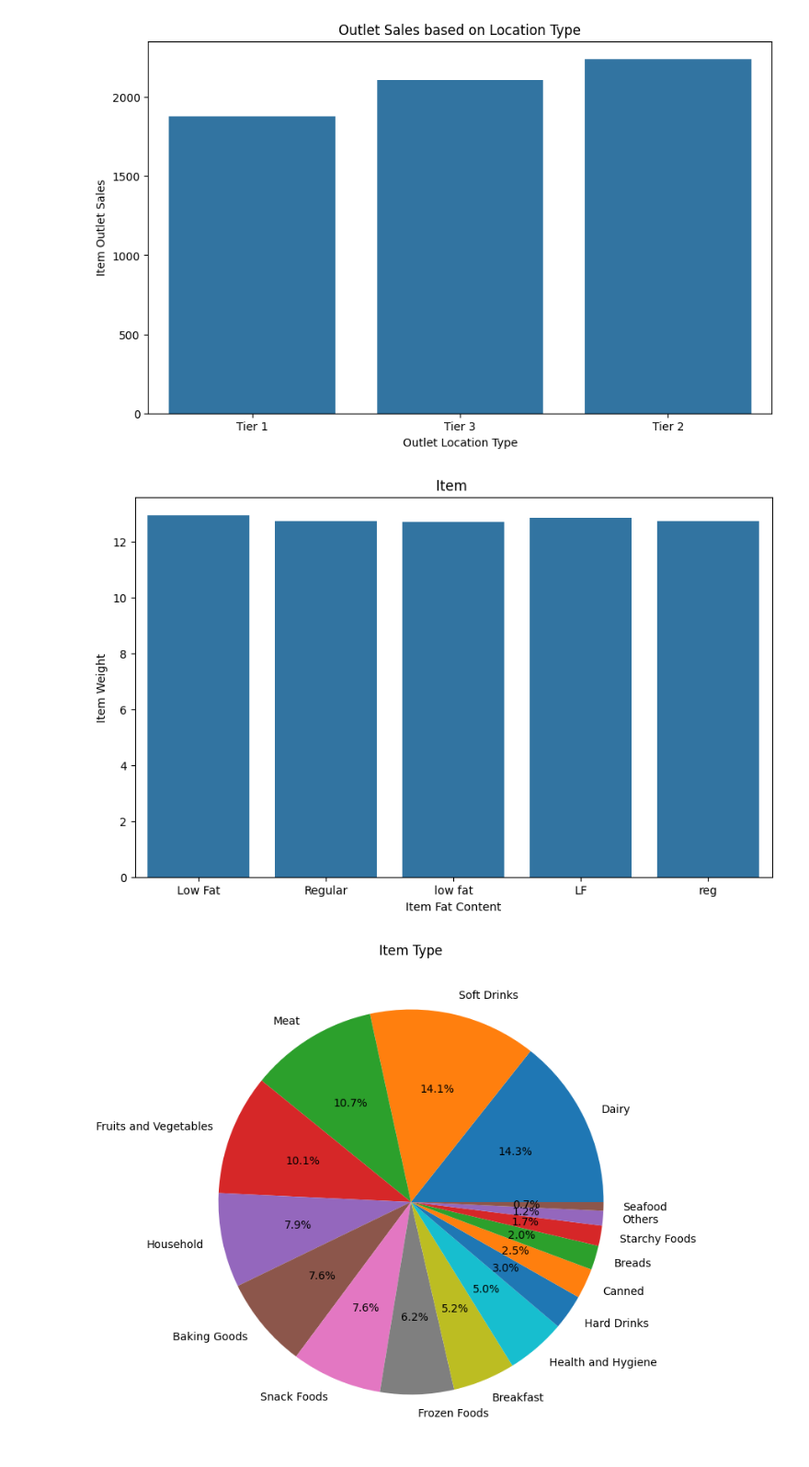
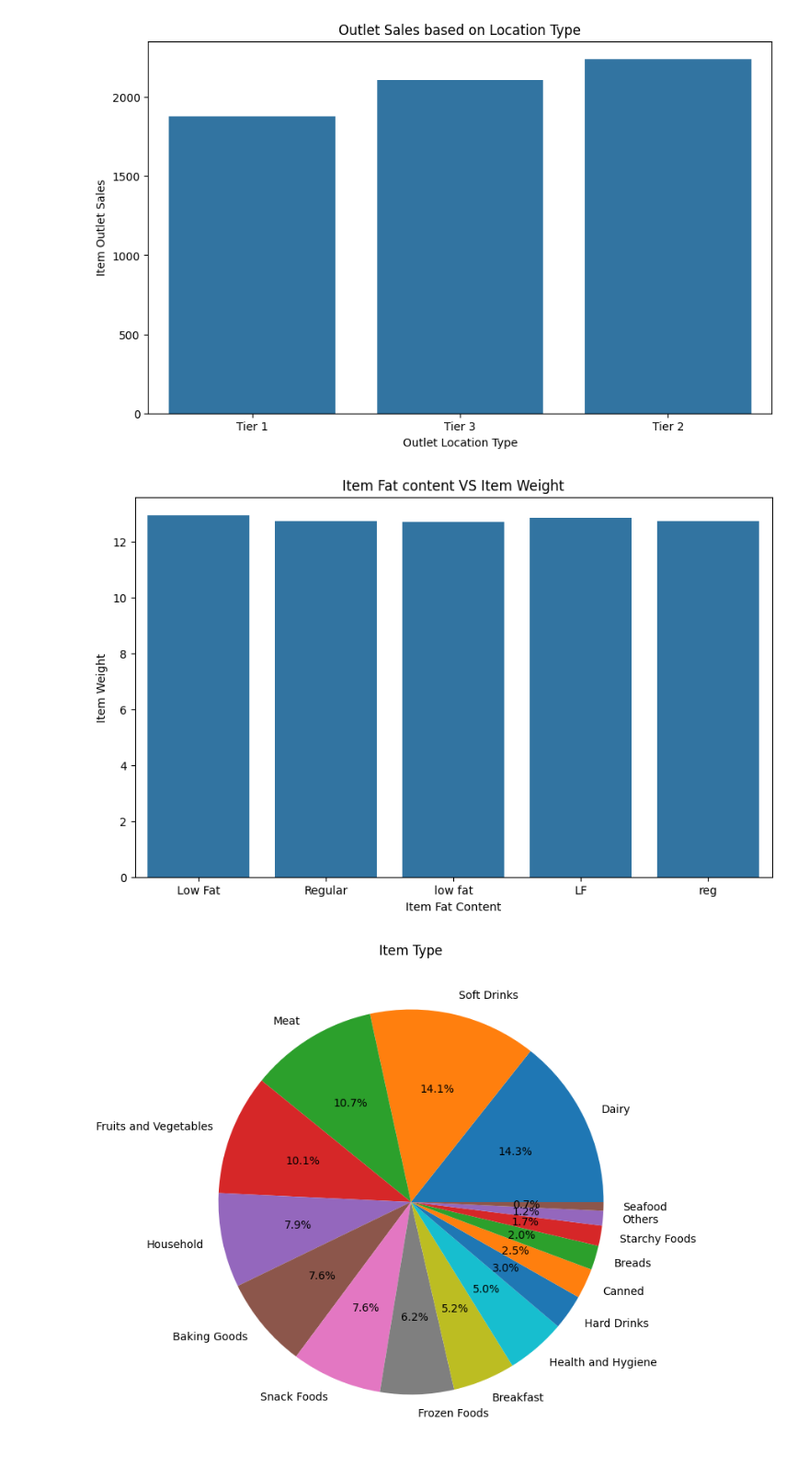
Before and after one commit to Alibubere/BigMart_Sales_Analysis, a Jupyter notebook: BigMart_Sales_Analysis.ipynb, the cells around one changed output. Shown: that part at 92% size. Cells and saved outputs as stored; diff of their text form; code cells hidden in the pictures.

```diff
--- a/BigMart_Sales_Analysis.ipynb
+++ b/BigMart_Sales_Analysis.ipynb
@@ -122,12 +122,12 @@ plt.show()
 # %%
 plt.figure(figsize=(10,6))
 sns.barplot(x=data['Item_Fat_Content'],y=data['Item_Weight'],errorbar=None)
-plt.title('Item ')
+plt.title('Item Fat content VS Item Weight')
 plt.xlabel('Item Fat Content')
 plt.ylabel('Item Weight')
 plt.show()
 # %% [output]
-[figure, old version]
+[figure, new version]
 # %%
 plt.figure(figsize=(10,8))
 plt.pie(data['Item_Type'].value_counts(),labels=data['Item_Type'].unique(),autopct='%1.1f%%')
```
Also changed, not shown: parts of 17 cells of this notebook.
